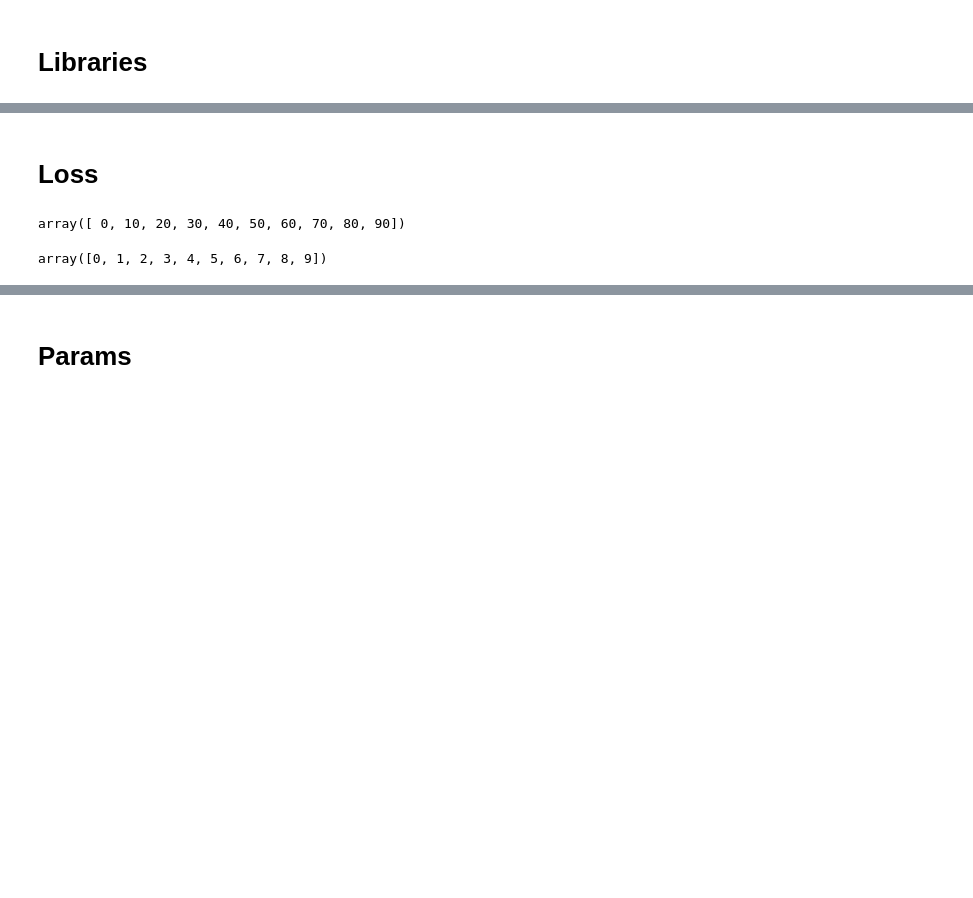
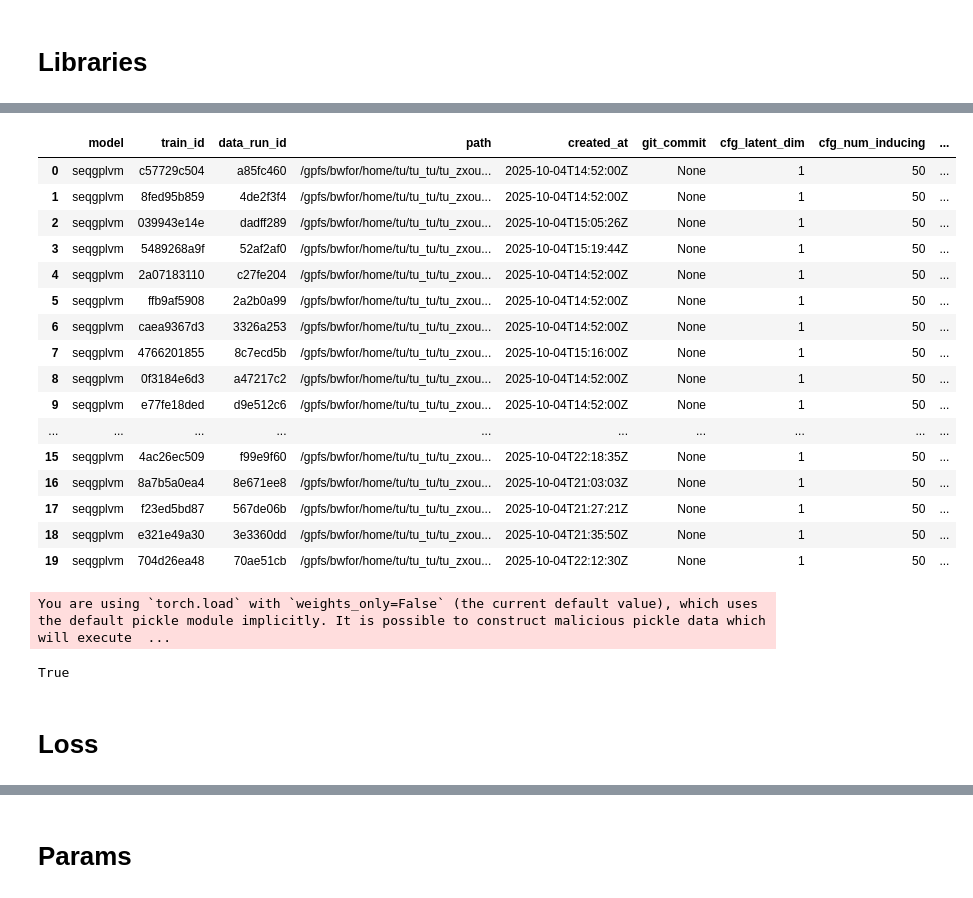
Before and after one commit to Ali-Setareh/SeqGPLVM_FEMSM, a Jupyter notebook: notebooks/model_inspection.ipynb, the cells around one changed output, grey strips where cells are left out. Saved outputs shown, nothing was run; the diff lists cells and outputs as text; code cells hidden in the pictures; blank space fills up the shorter version.

```diff
--- a/notebooks/model_inspection.ipynb
+++ b/notebooks/model_inspection.ipynb
@@ -36,13 +36,33 @@ df_idx.head()
+# %%
+df_idx
+# %% [output]
+|  | model | train_id | data_run_id | path | created_at | git_commit | cfg_latent_dim | cfg_num_inducing | ... |
+| 0 | seqgplvm | c57729c504 | a85fc460 | /gpfs/bwfor/home/tu/tu_tu/tu_zxou... | 2025-10-04T14:52:00Z | None | 1 | 50 | ... |
+| 1 | seqgplvm | 8fed95b859 | 4de2f3f4 | /gpfs/bwfor/home/tu/tu_tu/tu_zxou... | 2025-10-04T14:52:00Z | None | 1 | 50 | ... |
+| 2 | seqgplvm | 039943e14e | dadff289 | /gpfs/bwfor/home/tu/tu_tu/tu_zxou... | 2025-10-04T15:05:26Z | None | 1 | 50 | ... |
+| 3 | seqgplvm | 5489268a9f | 52af2af0 | /gpfs/bwfor/home/tu/tu_tu/tu_zxou... | 2025-10-04T15:19:44Z | None | 1 | 50 | ... |
+| 4 | seqgplvm | 2a07183110 | c27fe204 | /gpfs/bwfor/home/tu/tu_tu/tu_zxou... | 2025-10-04T14:52:00Z | None | 1 | 50 | ... |
+| 5 | seqgplvm | ffb9af5908 | 2a2b0a99 | /gpfs/bwfor/home/tu/tu_tu/tu_zxou... | 2025-10-04T14:52:00Z | None | 1 | 50 | ... |
+| 6 | seqgplvm | caea9367d3 | 3326a253 | /gpfs/bwfor/home/tu/tu_tu/tu_zxou... | 2025-10-04T14:52:00Z | None | 1 | 50 | ... |
+| 7 | seqgplvm | 4766201855 | 8c7ecd5b | /gpfs/bwfor/home/tu/tu_tu/tu_zxou... | 2025-10-04T15:16:00Z | None | 1 | 50 | ... |
+| 8 | seqgplvm | 0f3184e6d3 | a47217c2 | /gpfs/bwfor/home/tu/tu_tu/tu_zxou... | 2025-10-04T14:52:00Z | None | 1 | 50 | ... |
+| 9 | seqgplvm | e77fe18ded | d9e512c6 | /gpfs/bwfor/home/tu/tu_tu/tu_zxou... | 2025-10-04T14:52:00Z | None | 1 | 50 | ... |
+| ... | ... | ... | ... | ... | ... | ... | ... | ... | ... |
+| 15 | seqgplvm | 4ac26ec509 | f99e9f60 | /gpfs/bwfor/home/tu/tu_tu/tu_zxou... | 2025-10-04T22:18:35Z | None | 1 | 50 | ... |
+| 16 | seqgplvm | 8a7b5a0ea4 | 8e671ee8 | /gpfs/bwfor/home/tu/tu_tu/tu_zxou... | 2025-10-04T21:03:03Z | None | 1 | 50 | ... |
+| 17 | seqgplvm | f23ed5bd87 | 567de06b | /gpfs/bwfor/home/tu/tu_tu/tu_zxou... | 2025-10-04T21:27:21Z | None | 1 | 50 | ... |
+| 18 | seqgplvm | e321e49a30 | 3e3360dd | /gpfs/bwfor/home/tu/tu_tu/tu_zxou... | 2025-10-04T21:35:50Z | None | 1 | 50 | ... |
+| 19 | seqgplvm | 704d26ea48 | 70ae51cb | /gpfs/bwfor/home/tu/tu_tu/tu_zxou... | 2025-10-04T22:12:30Z | None | 1 | 50 | ... |
 # %%
 ### DATA CONFIG
 
 dgp = "blackwell_yamauchi"
 n = 200 # n = [200,500,1000,3000]
-rho = 5 #rho = [5,10,50] # n/T
+rho = 50 #rho = [5,10,50] # n/T
 T = int(n/rho) # T = {n:[int(n/r) for r in rho] for n in params_grid["n"]}
 seed = 1
 a = 1.0
-p = 2
+p = 4  # p = [2,4]
 
 beta_dict = {2:  [-0.5, -0.5], 4: [-0.5, -0.5, 1.0, -0.5]}
 gamma_dict = {2: [1.0, 0.5], 4: [1.0, 0.5, 1.0, 1.0]}
@@ -100,16 +120,14 @@ param_hist    = extra.get("param_hist")
 actual_params = extra.get("actual_params")
 
 step = config["logging"]["param_logging_freq"]
+# %% [output]
+You are using `torch.load` with `weights_only=False` (the current default value), which uses the default pickle module implicitly. It is possible to construct malicious pickle data which will execute  ...
+# %%
+manifest["train_id"] in df_idx["train_id"].values
+# %% [output]
+True
 # %% [markdown]
 # Loss
-# %%
-np.arange(len(loss_list)) * step
-# %% [output]
-array([ 0, 10, 20, 30, 40, 50, 60, 70, 80, 90])
-# %%
-np.arange(len(loss_list))
-# %% [output]
-array([0, 1, 2, 3, 4, 5, 6, 7, 8, 9])
 # %%
 import matplotlib.pyplot as plt
 
```
Also changed, not shown: parts of 3 cells of this notebook, 1 other file.
